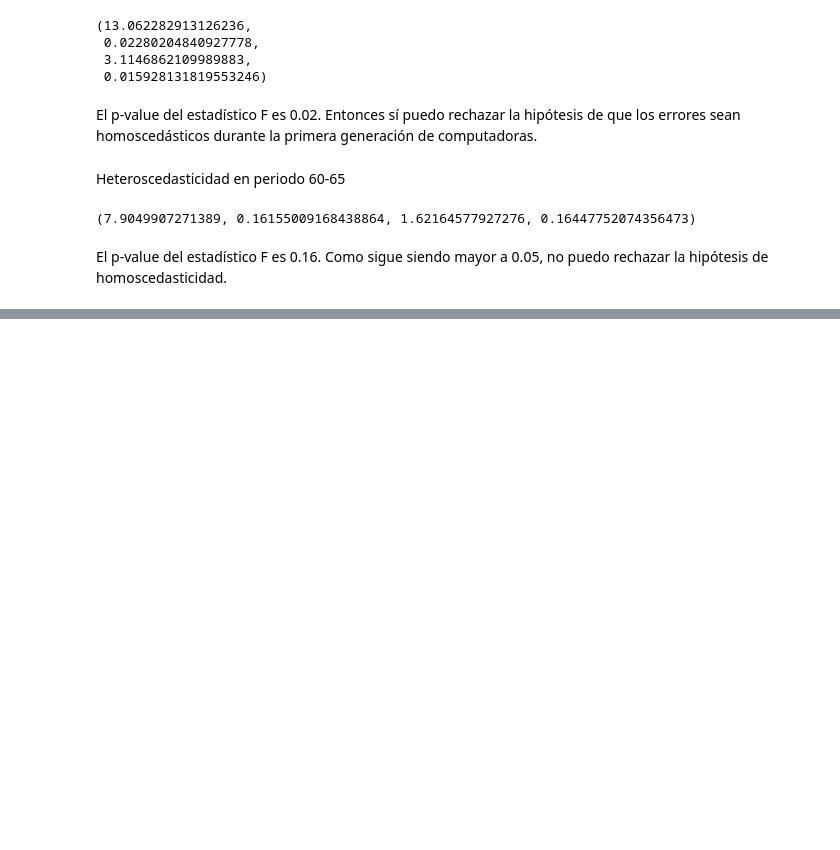
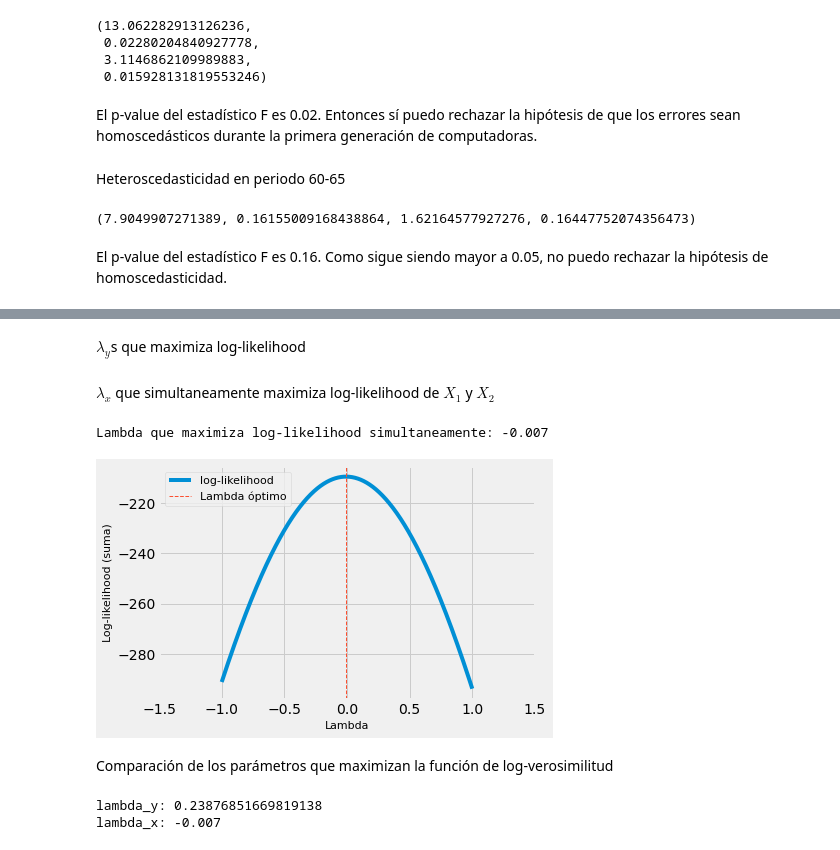
Before and after one commit to ArturoSbr/precios_hedonicos, a Jupyter notebook: cod/final.ipynb, the cells around one changed output, grey strips where cells are left out. Cells and saved outputs as stored; diff of their text form; code cells hidden in the pictures; blank space fills up the shorter version.

```diff
--- a/cod/final.ipynb
+++ b/cod/final.ipynb
@@ -715,0 +573,6 @@ El p-value del estadístico F es 0.16. Como sigue siendo mayor a 0.05, no puedo
+# %%
+# Leer
+df = pd.read_csv('../dat/cole.txt', sep='\t')
+
+# Agregar constante
+df['CONST'] = 1
@@ -715,0 +582,47 @@ El p-value del estadístico F es 0.16. Como sigue siendo mayor a 0.05, no puedo
+# %%
+lambdas = []
+for l in [0,1]:
+    for col in ['PRICE','SPEED','CAP']:
+        df[col+'_l'+str(l)] = stats.boxcox(df[col], lmbda=l)
+# %% [markdown]
+$\lambda_y$s que maximiza log-likelihood
+# %%
+y, l_y = stats.boxcox(df['PRICE'])
+df['PRICE_ML'] = y
+# %% [markdown]
+$\lambda_x$ que simultaneamente maximiza log-likelihood de $X_1$ y $X_2$
+# %%
+lambdas = (np.arange(-1000, 1001) / 1000).tolist()
+loglike = []
+for l in lambdas:
+    spd = stats.boxcox_llf(lmb=l, data=df['SPEED'])
+    cap = stats.boxcox_llf(lmb=l, data=df['CAP'])
+    loglike.append(spd + cap)
+
+# Lambda que maximiza log-likelihood
+l_x = lambdas[loglike.index(max(loglike))]
+print('Lambda que maximiza log-likelihood simultaneamente:', l_x)
+
+# Asignar transformaciones
+df = df.assign(SPEED_ML=stats.boxcox(df['SPEED'], lmbda=l_x),
+               CAP_ML=stats.boxcox(df['CAP'], lmbda=l_x))
+# %% [output]
+Lambda que maximiza log-likelihood simultaneamente: -0.007
+# %%
+plt.plot(lambdas, loglike, label='log-likelihood')
+plt.axvline(l_x, color='C1', lw=1, ls='--', label='Lambda óptimo')
+plt.xlim(-1.5, 1.5)
+plt.xlabel('Lambda', fontsize=11)
+plt.ylabel('Log-likelihood (suma)', fontsize=11)
+plt.legend(loc='upper left', fontsize=11)
+plt.show()
+# %% [output]
+[figure, added]
+# %% [markdown]
+Comparación de los parámetros que maximizan la función de log-verosimilitud
+# %%
+print('lambda_y:', l_y)
+print('lambda_x:', l_x)
+# %% [output]
+lambda_y: 0.23876851669819138
+lambda_x: -0.007
```
Also changed, not shown: parts of 25 cells of this notebook.
